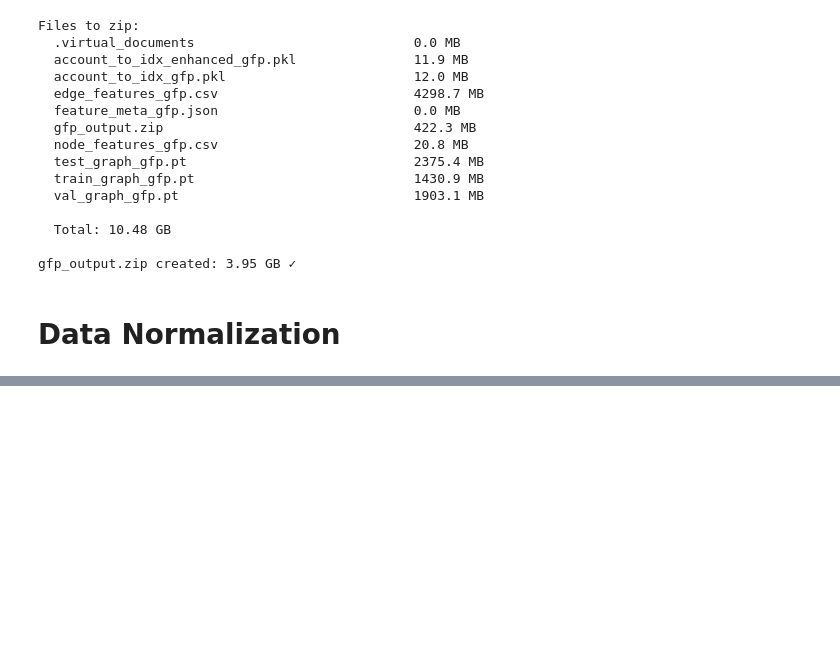
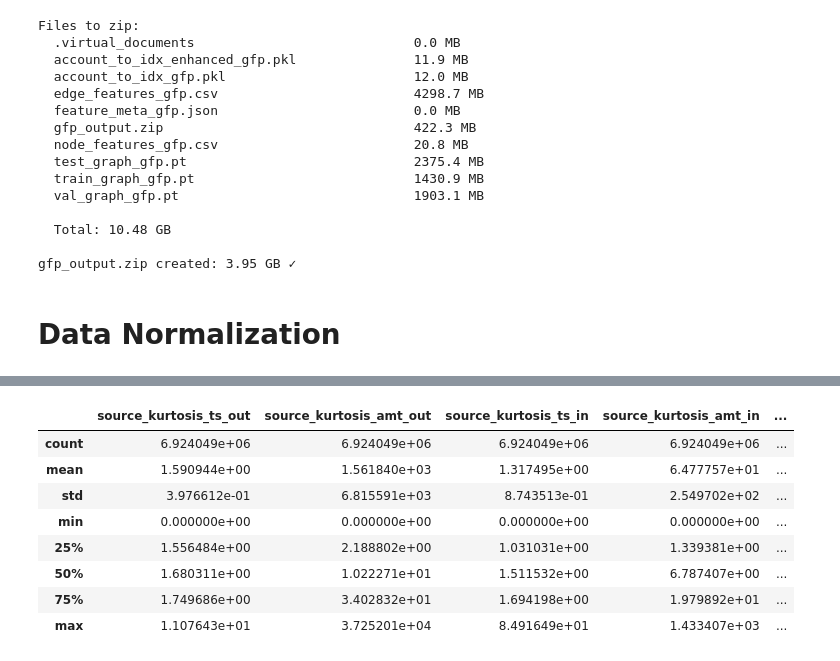
Before and after one commit to sandrokhizanishvili/AML_GNN_GMA, a Jupyter notebook: Data_preparation_gfp.ipynb, the cells around one changed output, grey strips where cells are left out. Saved outputs shown, nothing was run; the diff lists cells and outputs as text; code cells hidden in the pictures; blank space fills up the shorter version.

```diff
--- a/Data_preparation_gfp.ipynb
+++ b/Data_preparation_gfp.ipynb
@@ -1445,7 +1225,7 @@ import pandas as pd
 import numpy as np
 import torch
 from torch_geometric.data import Data
-from sklearn.preprocessing import RobustScaler
+from sklearn.preprocessing import RobustScaler, StandardScaler
 from tqdm import tqdm
 
 class Timer:
@@ -1454,7 +1234,7 @@ class Timer:
     def __exit__(self, *a): print(f'  [{self.label}] done in {time.time()-self.t:.1f}s')
 
 # ── Load feature metadata ─────────────────────────────────────────────────
-with open('/kaggle/working/feature_meta_gfp.json') as f:
+with open('Data/feature_meta_gfp.json') as f:
     meta = json.load(f)
 
 GFP_FEAT_COLS  = meta['GFP_FEAT_COLS']
@@ -1470,13 +1250,13 @@ print(f'Base cols: {len(BASE_EDGE_COLS)}')
 # ── Load edge and node features ───────────────────────────────────────────
 print('\nLoading edge_features_gfp.csv ...')
 with Timer('load edge_features'):
-    edge_features = pd.read_csv('/kaggle/working/edge_features_gfp.csv',
+    edge_features = pd.read_csv('Data/edge_features_gfp.csv',
                                 low_memory=False)
 # edge_features['Timestamp'] = pd.to_datetime(edge_features['Timestamp'])
 edge_features['Timestamp'] = pd.to_datetime(edge_features['Timestamp'], format='mixed')
 
 print('\nLoading node_features_gfp.csv ...')
-node_features = pd.read_csv('/kaggle/working/node_features_gfp.csv',
+node_features = pd.read_csv('Data/node_features_gfp.csv',
                             low_memory=False)
 
 print(f'\nedge_features : {edge_features.shape}')
@@ -1568,0 +1301,15 @@ print('Normalization complete ✓')
+# %%
+# select only kurtosis features in edge_features dataframe
+kurt_cols = [c for c in edge_features.columns if 'kurt' in c]
+
+edge_features[kurt_cols].describe()
+# %% [output]
+|  | source_kurtosis_ts_out | source_kurtosis_amt_out | source_kurtosis_ts_in | source_kurtosis_amt_in | ... |
+| count | 6.924049e+06 | 6.924049e+06 | 6.924049e+06 | 6.924049e+06 | ... |
+| mean | 1.590944e+00 | 1.561840e+03 | 1.317495e+00 | 6.477757e+01 | ... |
+| std | 3.976612e-01 | 6.815591e+03 | 8.743513e-01 | 2.549702e+02 | ... |
+| min | 0.000000e+00 | 0.000000e+00 | 0.000000e+00 | 0.000000e+00 | ... |
+| 25% | 1.556484e+00 | 2.188802e+00 | 1.031031e+00 | 1.339381e+00 | ... |
+| 50% | 1.680311e+00 | 1.022271e+01 | 1.511532e+00 | 6.787407e+00 | ... |
+| 75% | 1.749686e+00 | 3.402832e+01 | 1.694198e+00 | 1.979892e+01 | ... |
+| max | 1.107643e+01 | 3.725201e+04 | 8.491649e+01 | 1.433407e+03 | ... |
```
Also changed, not shown: parts of 12 cells of this notebook.
